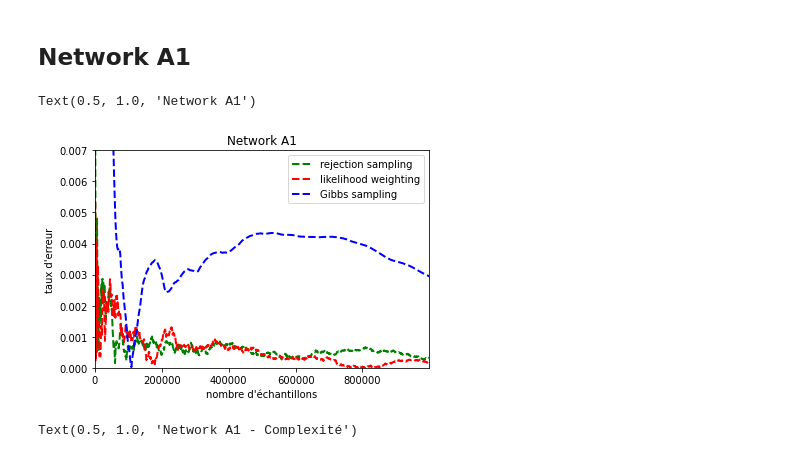
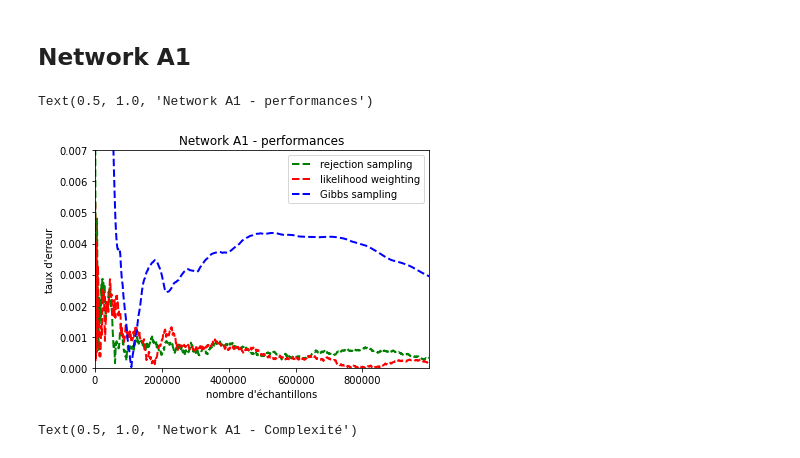
Before and after one commit to mxmboyer/decision-projet, a Jupyter notebook: data_viz.ipynb, the cells around one changed output. Saved outputs shown, nothing was run; the diff lists cells and outputs as text; code cells hidden in the pictures.

```diff
--- a/data_viz.ipynb
+++ b/data_viz.ipynb
@@ -55,36 +55,36 @@ Text(0.5, 1.0, 'Network Earthquake - Complexité')
 proba_exacte1 = [0.8687000002521115, 0.13129999974788853]
 
 df_rej1 = pd.read_csv("rejet_A1.csv")
 df_lw1 = pd.read_csv("lw_A1.csv")
 df_gibbs1 = pd.read_csv("gibbs_A1.csv")
 somme_rej = 0
 somme_lw = 0
 somme_g = 0
 erreur_rej1 = list()
 erreur_lw1 = list()
 erreur_g1 = list()
 for i in range (len(df_gibbs1)):
     somme_rej += df_rej1.iloc[i]["prob_false"]
     somme_lw += df_lw1.iloc[i]["prob_false"]
     somme_g += df_gibbs1.iloc[i]["prob_false"]
     cumul_proba_rej = somme_rej / (i+1)
     cumul_proba_lw = somme_lw / (i+1)
     cumul_proba_g = somme_g / (i+1)
     erreur_rej1.append(abs(cumul_proba_rej - proba_exacte1[0]))
     erreur_lw1.append(abs(cumul_proba_lw - proba_exacte1[0]))
     erreur_g1.append(abs(cumul_proba_g - proba_exacte1[0]))
 tab_y = [(n+1)*1000 for n in range(1000)]
 pyplot.plot(tab_y, erreur_rej1, color = 'green', linestyle = 'dashed', linewidth = 2)
 pyplot.plot(tab_y, erreur_lw1, color = 'red', linestyle = 'dashed', linewidth = 2)
 pyplot.plot(tab_y, erreur_g1, color = 'blue', linestyle = 'dashed', linewidth = 2)
 pyplot.axis([-1000, 999999, 0, 0.007])
 pyplot.xlabel("nombre d'échantillons")
 pyplot.ylabel("taux d'erreur")
 pyplot.legend(["rejection sampling", "likelihood weighting", "Gibbs sampling"], loc ="upper right")
-pyplot.title("Network A1")
+pyplot.title("Network A1 - performances")
 # %% [output]
-Text(0.5, 1.0, 'Network A1')
+Text(0.5, 1.0, 'Network A1 - performances')
-[figure, old version]
+[figure, new version]
 # %%
 time_lw = pd.read_csv("lw_time_A1.csv")
 time_g = pd.read_csv("gibbs_time_A1.csv")
```
Also changed, not shown: parts of 6 cells of this notebook.
